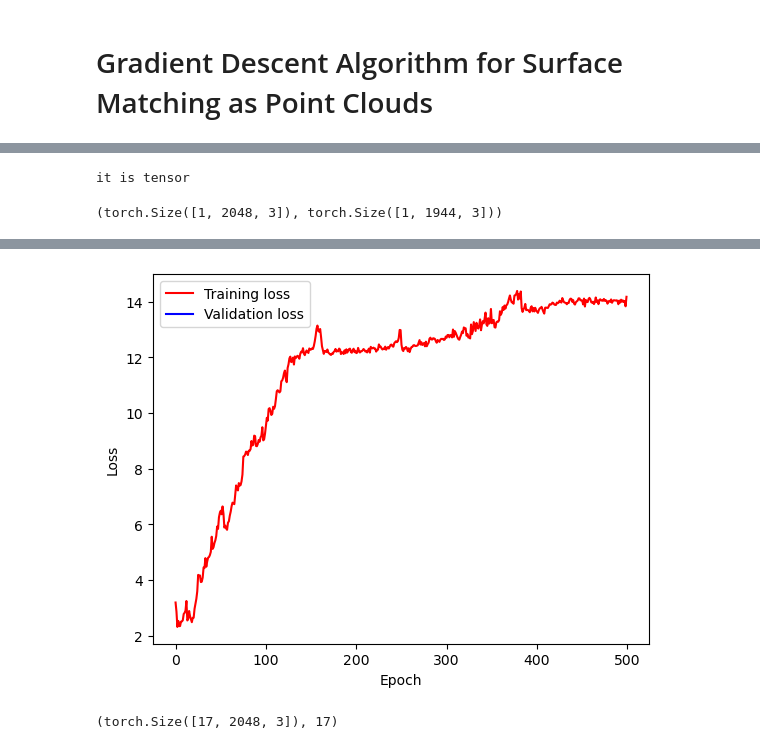
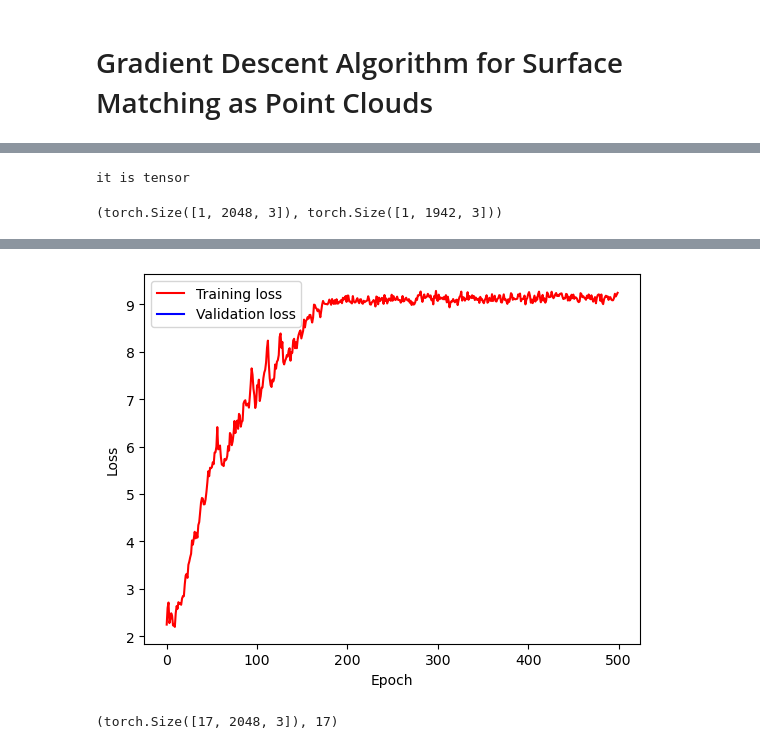
Before and after one commit to alejandroHdzV/prnet, a Jupyter notebook: RegExp_and_GD.ipynb, the cells around one changed output, grey strips where cells are left out. Saved outputs shown, nothing was run; the diff lists cells and outputs as text; code cells hidden in the pictures.

```diff
--- a/RegExp_and_GD.ipynb
+++ b/RegExp_and_GD.ipynb
@@ -242,7 +242,7 @@ class F1ScoreLoss(nn.Module):
         self.threshold = threshold
         self.K = K
 
-    def forward(self, x, y):
+    def forward(self, x, y, reduction = 'sum'):
         def get_overlap(x, y):
             b_query = ball_query(y, x, K=self.K, radius = self.threshold)
 
@@ -257,7 +257,10 @@ class F1ScoreLoss(nn.Module):
 
         # Return the F1 score as a loss (minimizing F1 score is equivalent to maximizing overlap)
         f1_score = 2*(precision * recall)/(precision + recall)
-        return torch.nan_to_num(f1_score, nan=0).sum()
+        if reduction == 'sum':
+            return torch.nan_to_num(f1_score, nan=0).sum()
+        else:
+            return torch.nan_to_num(f1_score, nan=0)
 
 # x = torch.tensor([[[0,0,0],  [0,0,1],  [0,0,2]],    [[0,0,0],  [0,0,1],  [0,0,2]]]).float().requires_grad_() # source
 # y = torch.tensor([[[0.1,0,0],[0.1,0,1],[0,0,2.05]], [[0,0,0],  [0,0,1],  [0,0,2]]]).float().requires_grad_() # template
@@ -316,5 +323,5 @@ class NoiseRemoval():
 # %%
-# x = sample_farthest_points(x, lengths=torch.tensor([2048]), K=1024)[0]
+x = sample_farthest_points(x, lengths=torch.tensor([2048]), K=1024)[0]
 # def sample_farthest_points(
 #     points: torch.Tensor,
 #     lengths: Optional[torch.Tensor] = None,
@@ -323,8 +330,8 @@ class NoiseRemoval():
 # ) -> Tuple[torch.Tensor, torch.Tensor]:
 # using sample_farthest_points worsen the aligment due to the homogeneous sampling of points acrros all the point cloud which increases the probability of adding outliers in non dense areas
 
-# x = sample_farthest_points(x.view(1,N_before_sampling,3), torch.Tensor([N_before_sampling]), N)[0].view(N,3)
-# y = sample_farthest_points(y.view(1,N_before_sampling,3), torch.Tensor([N_before_sampling]), N)[0].view(N,3)
+x = sample_farthest_points(x.view(1,N_before_sampling,3), torch.Tensor([N_before_sampling]), N)[0].view(N,3)
+y = sample_farthest_points(y.view(1,N_before_sampling,3), torch.Tensor([N_before_sampling]), N)[0].view(N,3)
 # %%
 def projected_chamfer_loss(x, y):
     def get_projected_point_cloud(x, y, dim=0):
@@ -425,5 +403,5 @@ n_initial_quat, initial_quaternions
 # %%
-#########
+########
 N_before_sampling = 2048
 N = 2048
 
@@ -436,7 +414,7 @@ else:
 # trainset = GeneratedTrainingData(None, generated_training_data_path, N)
 trainset = VTCTestRegistrationData('vtc_testing_dataset.hdf5', N_before_sampling)
 
-idx = 0
+idx = 36
 test_cts = trainset[idx]
 scaling = 1
 nb_neighbors = 30
@@ -479,7 +457,7 @@ if double_reg_scr_to_tgt:
 x.shape, y.shape
 # %% [output]
 it is tensor
-(torch.Size([1, 2048, 3]), torch.Size([1, 1944, 3]))
+(torch.Size([1, 2048, 3]), torch.Size([1, 1942, 3]))
 # %%
 def chamfer_loss(x, y):
     loss_chamfer, _ = chamfer_distance(x,y)
@@ -504,15 +482,15 @@ def get_gradient_norm(t_params, quat_params):
     return torch.cat((t_params.grad, quat_params.grad), 1).norm(dim=-1)
 
 multiple_initial_value = True
+n_initial_quat, initial_quaternions = get_initial_quaternions()
 
 if multiple_initial_value:
     x = x.expand(n_initial_quat, -1, 3)
     y = y.expand(n_initial_quat, -1, 3)
 else:
-    initial_quaternions = matrix_to_quaternion(get_B_eye_rotation_matrices(1)).requires_grad_()
+    B = 1
+    initial_quaternions = matrix_to_quaternion(get_B_eye_rotation_matrices(B)).requires_grad_()
     n_initial_quat = initial_quaternions.shape[0]
-
-
 
 
 lr = 0.055         # Learning rate
@@ -540,6 +518,7 @@ grad_tracking = []
 
 
 for iter in range(epochs):
+
     t = Transform3d().rotate(quaternion_to_matrix(quat_params)).translate(t_params).to(device) # scale(s1_params).
 
     y_transformed = t.transform_points(y).float()
@@ -549,16 +528,19 @@ for iter in range(epochs):
     # quat2mtx = quaternion_to_matrix(quat_params)
     # rig_mot_loss = rg_mot_loss_coeff * rigid_motion_loss(quat2mtx[0].view(1,3,3), t_params[0].view(1,1,3),
     #               quat2mtx[1].view(1,3,3), t_params[1].view(1,1,3))
-    rig_mot_loss = 0
+    # rig_mot_loss = 0
     ################################
 
+
+
     loss = chamfer_loss(x, y_transformed) + alpha * projected_chamfer_loss(x, y_transformed) \
-        + gamma * f1_loss_function(x, y_transformed) + rig_mot_loss
+        + gamma * f1_loss_function(x, y_transformed)
 
     # + gamma * f1_loss_function(x, y_transformed)
     # chamfer_loss(x, y_transformed)
     # f1_loss_function(x, y_transformed)
-    # dist(x.cuda(), y_transformed.cuda()).sum() #
+    # dist(x.cuda(), y_transformed.cuda()).sum()
+    # + rig_mot_loss
 
     loss.backward()
 
@@ -591,17 +574,17 @@ Initial values of rotation:  tensor([[ 1.0000,  0.0000,  0.0000,  0.0000],
         [ 0.9698,  0.0302, -0.1710, -0.1710],
         [ 0.9831,  0.0101, -0.1734, -0.0573],
         [ 0.9831, -0.0101, -0.1734,  0.0573],
         [ 0.9698, -0.0302, -0.1710,  0.1710],
         [ 0.9831,  0.0101, -0.0573, -0.1734],
         [ 0.9966,  0.0034, -0.0580, -0.0580],
         [ 0.9966, -0.0034, -0.0580,  0.0580],
         [ 0.9831, -0.0101, -0.0573,  0.1734],
         [ 0.9831, -0.0101,  0.0573, -0.1734],
         [ 0.9966, -0.0034,  0.0580, -0.0580],
         [ 0.9966,  0.0034,  0.0580,  0.0580],
         [ 0.9831,  0.0101,  0.0573,  0.1734],
         [ 0.9698, -0.0302,  0.1710, -0.1710],
         [ 0.9831, -0.0101,  0.1734, -0.0573],
         [ 0.9831,  0.0101,  0.1734,  0.0573],
         [ 0.9698,  0.0302,  0.1710,  0.1710]], requires_grad=True)
-[figure, old version]
+[figure, new version]
```
Also changed, not shown: parts of 3 cells of this notebook.
